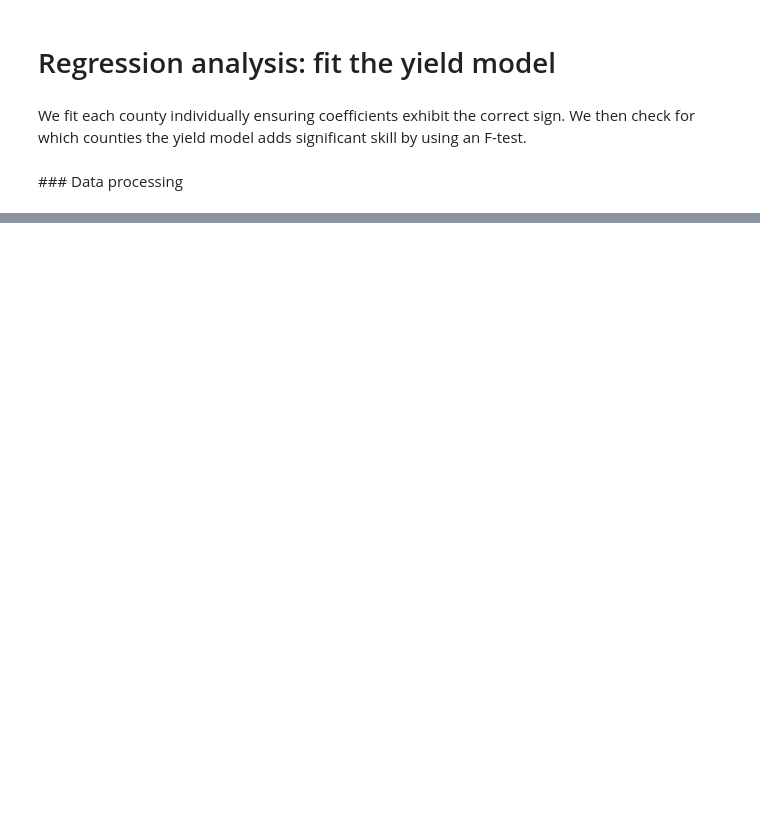
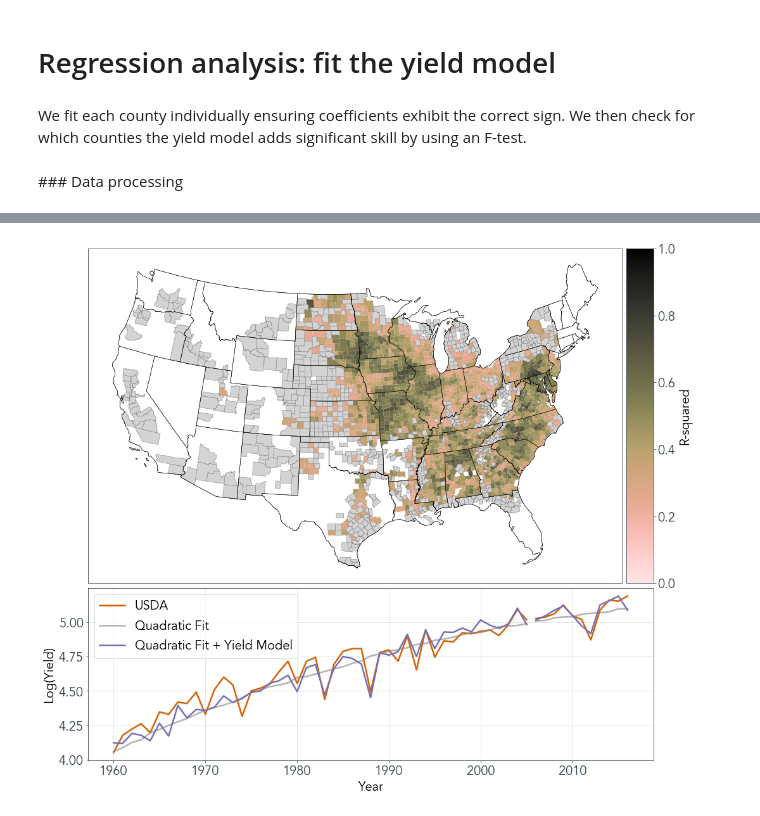
Before and after one commit to david0811/BCSD_CornYields_UQ, a Jupyter notebook: data/ag_model/regression_fit.ipynb, the cells around one changed output, grey strips where cells are left out. Cells and saved outputs as stored; diff of their text form; code cells hidden in the pictures; blank space fills up the shorter version.

```diff
--- a/data/ag_model/regression_fit.ipynb
+++ b/data/ag_model/regression_fit.ipynb
@@ -60,0 +172,97 @@ usda_county.tail()
+# %%
+###############################
+# Select aggregation options
+f_tested = False     # if True, include counties with F-test p-value < 0.05
+weighted = True    # if True, do weighted aggregation based on mean historical county production shares
+###############################
+
+# Calculate the postdictions
+gmfd_plot = gmfd.copy()
+gmfd_plot['prcp2'] = gmfd_plot['prcp']**2
+
+# Subtract means
+for agvar in gmfd_plot.columns:
+    gmfd_plot[agvar] = gmfd_plot[agvar] - gmfd_plot[agvar].mean(level = 'GEOID')
+gmfd_plot = pd.merge(gmfd_plot.reset_index(), NNLS_res.reset_index(), on=['GEOID'], how = 'inner')
+gmfd_plot['gmfd_yield'] = gmfd_plot['gdd']*gmfd_plot['GDDc'] + gmfd_plot['egdd']*gmfd_plot['KDDc'] + gmfd_plot['prcp']*gmfd_plot['Pc'] + gmfd_plot['prcp2']*gmfd_plot['P2c']
+
+# Select what we need for plot
+gmfd_plot = pd.merge(usda_county.reset_index().filter(['GEOID', 'year', 'yield_anom', 'log_yield', 'quad_fit']), gmfd_plot.reset_index().filter(['GEOID', 'Year', 'gmfd_yield']), left_on = ['GEOID', 'year'], right_on = ['GEOID', 'Year'], how = 'inner')
+gmfd_plot.drop(columns = ['Year'], inplace = True)
+gmfd_plot.set_index(['GEOID', 'year'], inplace = True)
+
+# F-tested or not
+if f_tested:
+    p05_counties = NNLS_res.query('pval < 0.05').index.unique()
+    gmfd_plot = gmfd_plot.loc[p05_counties]
+
+# Weight function (different if applied with(out) F-test filtering)
+def do_weighting(data):
+    # Construct national weights (total production by weighted sum of counties)
+    weights = usda_county.filter(["area","yield"])
+    weights["national_weight"] = weights["area"] * weights["yield"]
+    weights_norm = weights.groupby("year").sum().drop(columns = ["yield", "area"])
+    # Normalise
+    weights = pd.merge(weights.reset_index().filter(["GEOID","year","national_weight"]), weights_norm, on = "year")
+    weights["national_weight"] = weights["national_weight_x"] / weights["national_weight_y"]
+    weights.drop(columns = ["national_weight_x", "national_weight_y"],inplace=True)
+    weights = weights.set_index(['GEOID','year']).sort_index()
+    weights = weights.filter(['national_weight'])
+    # Merge
+    data = pd.merge(data.reset_index(), weights.reset_index(), on = ['GEOID','year'], how = 'inner')
+    data.set_index(['GEOID', 'year'], inplace = True)
+
+    # Sum
+    data['gmfd_yield'] = data['gmfd_yield'] * data['national_weight']
+    data['quad_fit'] = data['quad_fit'] * data['national_weight']
+    data['log_yield'] = data['log_yield'] * data['national_weight']
+    data = data.groupby('year').sum()
+    return data
+
+# Do weighting if selected
+if weighted:
+    gmfd_plot = do_weighting(gmfd_plot)
+else:
+    gmfd_plot = gmfd_plot.mean(level='year')
+
+# Split for figure
+gmfd_hist_plot = gmfd_plot.query("year <= 2005 and year >= 1960")
+gmfd_oos_plot = gmfd_plot.query("year >= 2006").sort_index()
+
+##############################
+############# Final plot
+##############################
+fig, axs = plt.subplots(2,1, figsize=(16, 15), gridspec_kw = {'height_ratios' : [2,1], 'hspace' : 0.0005})
+
+# Counties with p < 0.05
+data = NNLS_res.query('pval < 0.05').reset_index()
+data_shp_05 = pd.merge(county_shp, data, on="GEOID", how="inner", copy=False)
+
+data = NNLS_res.query('pval > 0.05').reset_index()
+data_shp_95 = pd.merge(county_shp, data, on="GEOID", how="inner", copy=False)
+
+# Plot R-squared
+ax = axs[0]
+divider = make_axes_locatable(ax)
+cax = divider.append_axes("right", size="5%", pad=0.1)
+data_shp_05.plot(column='R2', ax=ax, cax = cax, legend=True, legend_kwds={'orientation' : 'vertical', 'label' : 'R-squared', 'ticks' : np.arange(0.,1.1,0.2)}, vmin = 0., vmax = 1.0, cmap = turku_map)
+data_shp_95.plot(ax=ax, linewidth=0.5, edgecolor="gray", color='lightgray')
+states.geometry.boundary.plot(ax=ax, linewidth=0.5, edgecolor="black", color=None)
+coast.geometry.boundary.plot(ax=ax, linewidth=0.5, edgecolor="black", color=None)
+ax.tick_params(labelbottom=False, labelleft=False, color = 'white')
+
+# Plot time series
+ax = axs[1]
+gmfd_hist_plot['log_yield'].plot(ax = ax, label = 'USDA', color = '#d95f02', linewidth=2.5)
+gmfd_hist_plot['quad_fit'].plot(ax = ax, color = 'gray', alpha = 0.6, label = 'Quadratic Fit', linewidth=2.5)
+ax.plot(gmfd_hist_plot.index, gmfd_hist_plot['quad_fit'] + gmfd_hist_plot['gmfd_yield'], label = 'Quadratic Fit + Yield Model', color='#7570b3', linewidth=2.5)
+ax.legend()
+gmfd_oos_plot['log_yield'].plot(ax = ax, color = '#d95f02', linewidth=2.5)
+gmfd_oos_plot['quad_fit'].plot(ax = ax, color = 'gray', alpha = 0.6, linewidth=2.5)
+ax.plot(gmfd_oos_plot.index, gmfd_oos_plot['quad_fit'] + gmfd_oos_plot['gmfd_yield'], linewidth=2.5, color='#7570b3')
+ax.set_ylabel('Log(Yield)')
+ax.set_xlabel('Year')
+ax.grid(zorder=10, alpha=0.4)
+plt.show()
+# %% [output]
+[figure, added]
```
Also changed, not shown: parts of 16 cells of this notebook, 20 other files.
